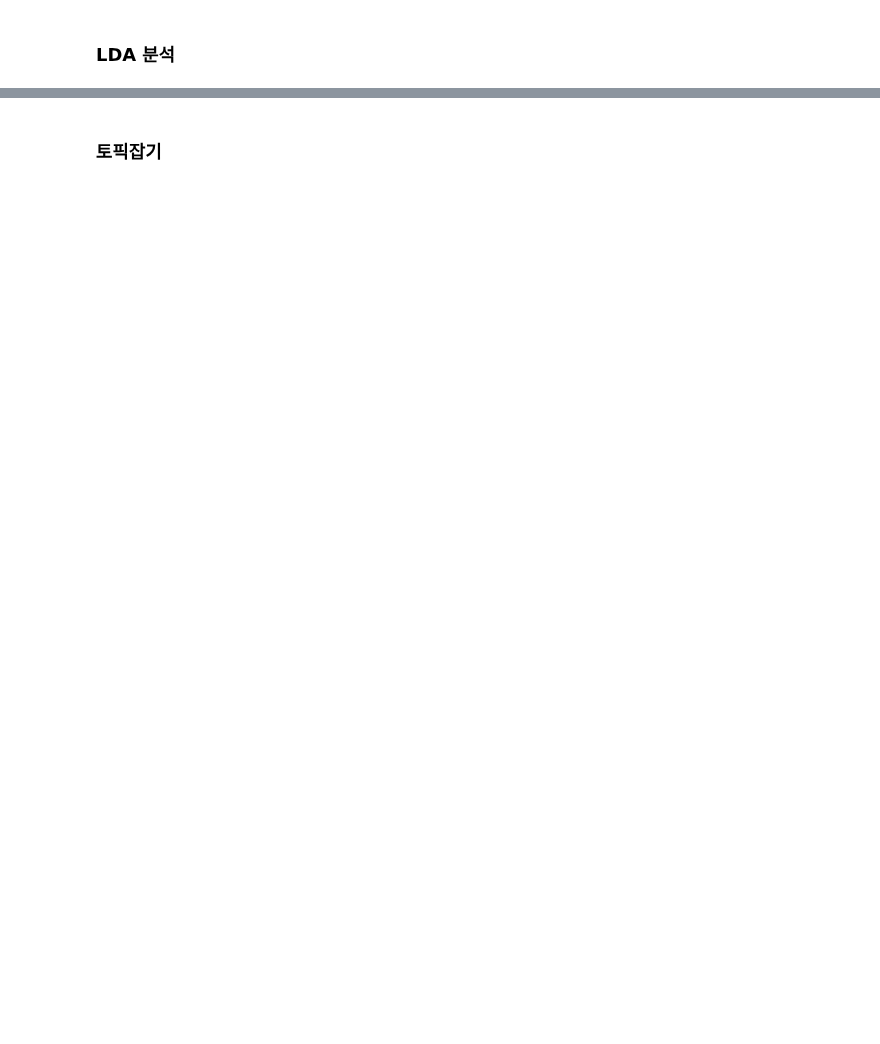
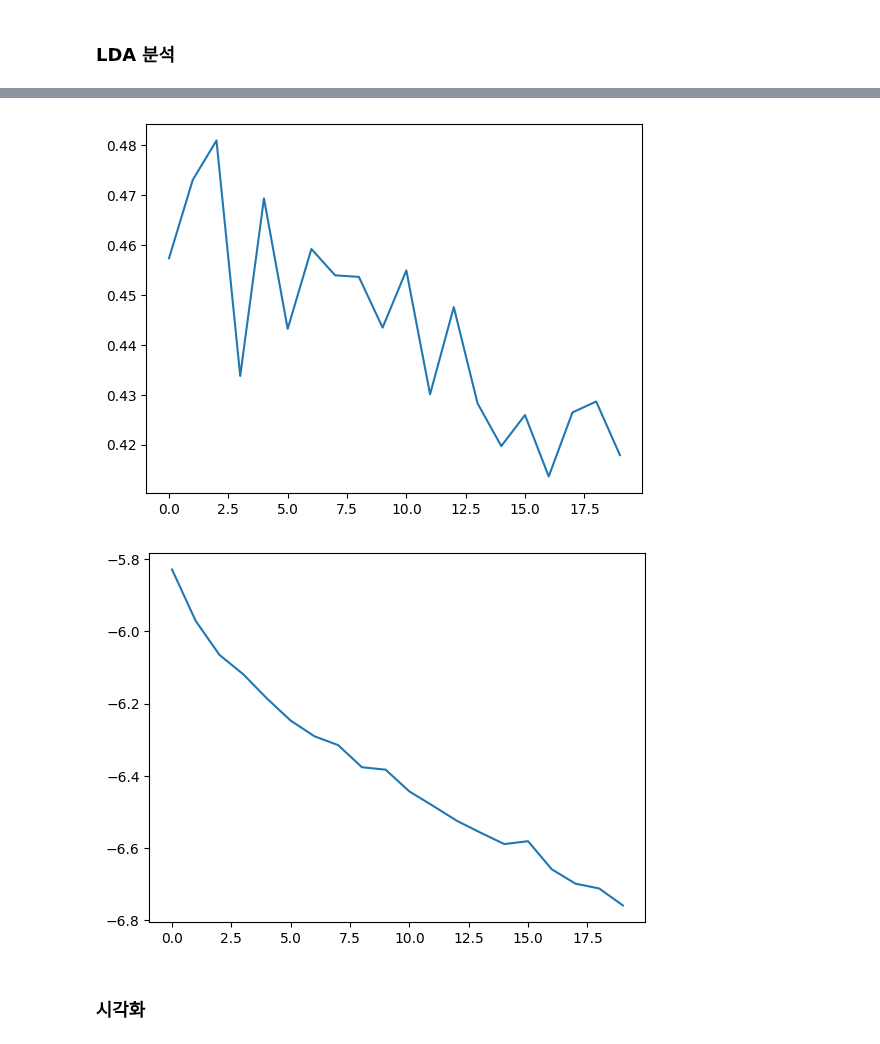
Before and after one commit to estskyway/project_data_analystics, a Jupyter notebook: codes/LDA/san_LDA_copy.ipynb, the cells around one changed output, grey strips where cells are left out. Cells and saved outputs as stored; diff of their text form; code cells hidden in the pictures; blank space fills up the shorter version.

```diff
--- a/codes/LDA/san_LDA_copy.ipynb
+++ b/codes/LDA/san_LDA_copy.ipynb
@@ -150,0 +306,2 @@ NameError: ignored
+# %%
+lda_model = LdaModel(corpus=corpus_list, id2word=dictionary, num_topics=3) # fix
@@ -172,2 +313,0 @@ df_negative[['preprocess_review']]
-# %%
-dictionary = Dictionary(df_negative[['preprocess_review']].values)
@@ -181,0 +314,5 @@ df_negative.columns
+# %%
+# 일관성 점수
+from gensim.models.coherencemodel import CoherenceModel
+coherenceModel = CoherenceModel(model=lda_model, texts=negative_data, dictionary=dictionary)
+coherenceModel.get_coherence()
@@ -181,0 +326,10 @@ df_negative.columns
+# %%
+start_topic = 1
+end_topic = 20
+coherence_scores = list()
+perplexity_scores = list()
+for topic_number in range(start_topic, end_topic+1):
+    lda_model = LdaModel(corpus=corpus_list, id2word=dictionary, num_topics=topic_number) # fix
+    coherenceModel = CoherenceModel(model=lda_model, texts=negative_data, dictionary=dictionary)
+    coherence_scores.append(coherenceModel.get_coherence()) # 일관성 점수
+    perplexity_scores.append(lda_model.log_perplexity(corpus_list))
@@ -182,2 +381,10 @@ df_negative.columns
+# %%
+sns.lineplot(coherence_scores)
+plt.show()
+sns.lineplot(perplexity_scores)
+plt.show()
+# %% [output]
+[figure, added]
+[figure, added]
 # %% [markdown]
-### 토픽잡기
+### 시각화
```
Also changed, not shown: parts of 42 cells of this notebook.
